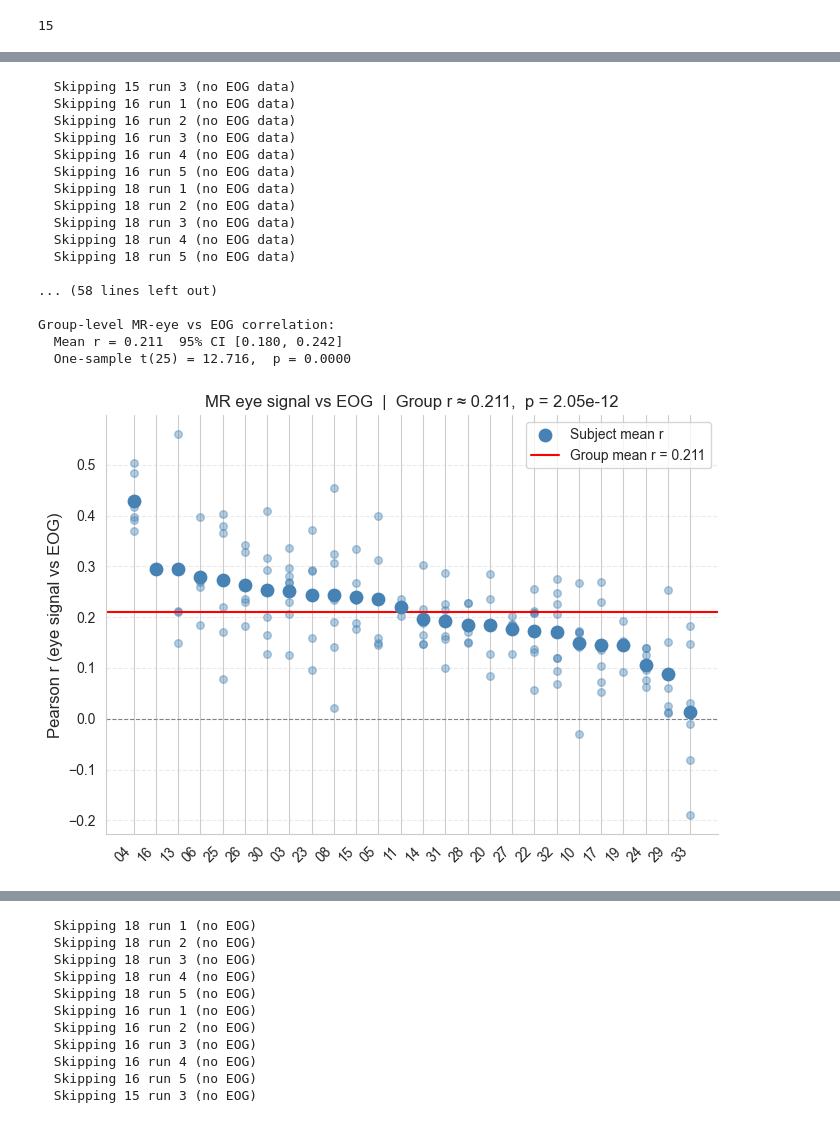
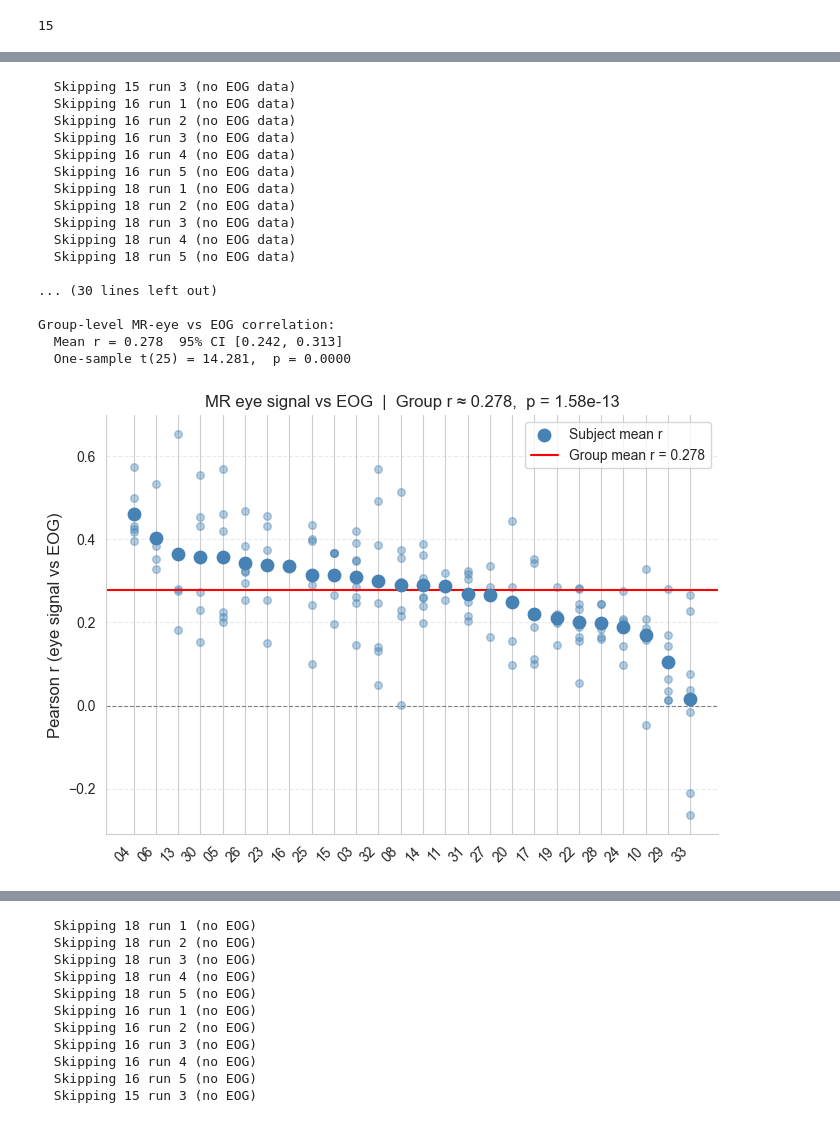
Before and after one commit to BCN-lab/sleepMReye, a Jupyter notebook: sleepmreye/notebooks/eog_mreyemove_corr.ipynb, the cells around one changed output, grey strips where cells are left out. Saved outputs shown, nothing was run; the diff lists cells and outputs as text; code cells hidden in the pictures.

```diff
--- a/sleepmreye/notebooks/eog_mreyemove_corr.ipynb
+++ b/sleepmreye/notebooks/eog_mreyemove_corr.ipynb
@@ -6,6 +6,6 @@ dataset = SleepMRIO(
     exclude_subjects=["01", "07", "09", "12"],
     tr=2.1,
     task="sleep",
-    load_signal=True,
     desc_add="clean-with-fd-clamped",
+    # trim_trs=(1,1),
 )
@@ -24,4 +169,5 @@ state_mask.sum()
 # %%
+
 import numpy as np
 import pandas as pd
 from scipy import stats
@@ -43,7 +189,7 @@ for subject, run, run_df in dataset.iter_run_events():
     eog_signal = eog_rows.values.astype(float)
 
     n = min(len(eye_signal), len(eog_signal))
-    if n < 10:
+    if len(eye_signal) != len(eog_signal):
         print(f"  Skipping {subject} run {run} (too few samples: {n})")
         continue
 
@@ -60,7 +206,7 @@ for subject, run, run_df in dataset.iter_run_events():
 
 run_df = pd.DataFrame(records)
 print(f"\nPer-run correlations ({len(run_df)} runs):")
-print(run_df.groupby("subject")["r"].agg(["mean", "std", "count"]).round(3))
+# print(run_df.groupby("subject")["r"].agg(["mean", "std", "count"]).round(3))
 
 # ── 2. Per-subject average r (Fisher z then back) ────────────────────────────
 
@@ -79,6 +225,7 @@ print(subj_df.round(3))
 
 # ── 3. Group-level summary ────────────────────────────────────────────────────
 
+# Fisher z at the group level as well
 z_scores = np.arctanh(np.clip(subj_df["fisher_mean_r"].values, -0.9999, 0.9999))
 group_r  = np.tanh(np.mean(z_scores))
 se       = np.std(z_scores) / np.sqrt(len(z_scores))
@@ -110,35 +257,35 @@ ax.scatter(range(len(subj_r)), subj_r["mean_r"], color="steelblue", s=80, zorder
 
 # Reference lines
 ax.axhline(0, color="gray", lw=0.8, ls="--")
 ax.axhline(group_r, color="red", lw=1.5, ls="-", label=f"Group mean r = {group_r:.3f}")
 
 ax.set_xticks(range(len(subj_r)))
 ax.set_xticklabels(subj_r["subject"].str.replace("sub-", ""), rotation=45, ha="right")
 ax.set_ylabel("Pearson r (eye signal vs EOG)", fontsize=12)
 ax.set_title(f"MR eye signal vs EOG  |  Group r ≈ {group_r:.3f},  p = {p_str}", fontsize=12)
 ax.legend()
 ax.grid(True, axis="y", linestyle="--", alpha=0.4)
 ax.spines[["top", "right"]].set_visible(False)
 
 plt.tight_layout()
-plt.savefig("mreyemove_eog_r_per_subject.svg", dpi=150)
+plt.savefig("/Users/zach/2025_RA/matthias/final images/correlations/mreyemove_eog_r_per_subject.png", dpi=300)
 plt.show()
 # %% [output]
   Skipping 15 run 3 (no EOG data)
   Skipping 16 run 1 (no EOG data)
   Skipping 16 run 2 (no EOG data)
   Skipping 16 run 3 (no EOG data)
   Skipping 16 run 4 (no EOG data)
   Skipping 16 run 5 (no EOG data)
   Skipping 18 run 1 (no EOG data)
   Skipping 18 run 2 (no EOG data)
   Skipping 18 run 3 (no EOG data)
   Skipping 18 run 4 (no EOG data)
   Skipping 18 run 5 (no EOG data)
 
-... (58 lines left out)
+... (30 lines left out)
 
 Group-level MR-eye vs EOG correlation:
-  Mean r = 0.211  95% CI [0.180, 0.242]
-  One-sample t(25) = 12.716,  p = 0.0000
+  Mean r = 0.278  95% CI [0.242, 0.313]
+  One-sample t(25) = 14.281,  p = 0.0000
-[figure, old version]
+[figure, new version]
```
Also changed, not shown: parts of 5 cells of this notebook, 10 other files.
